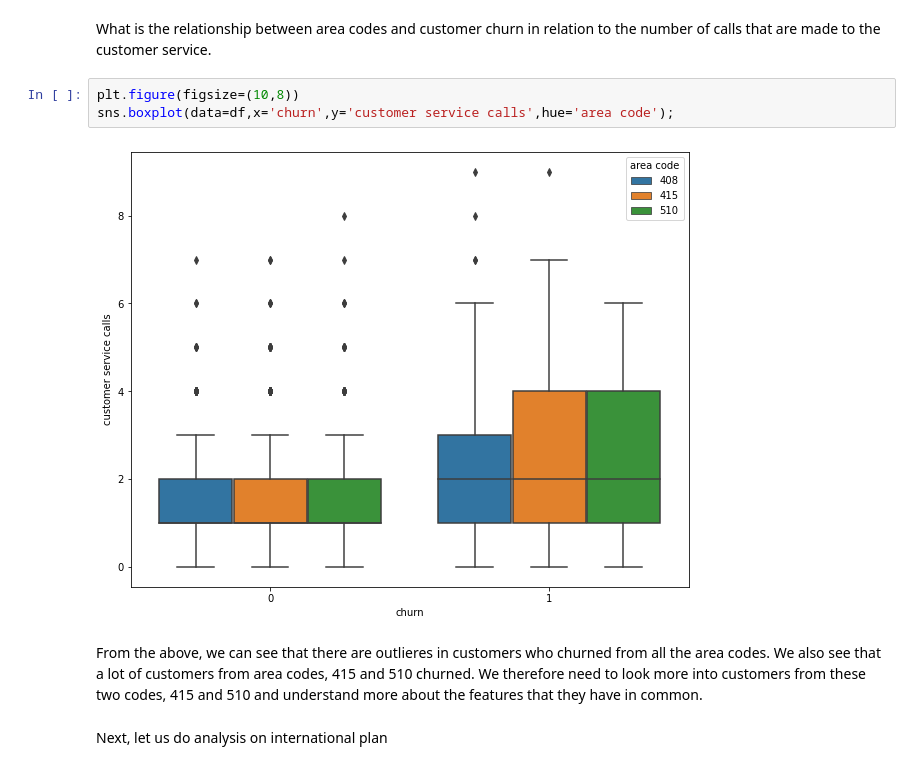
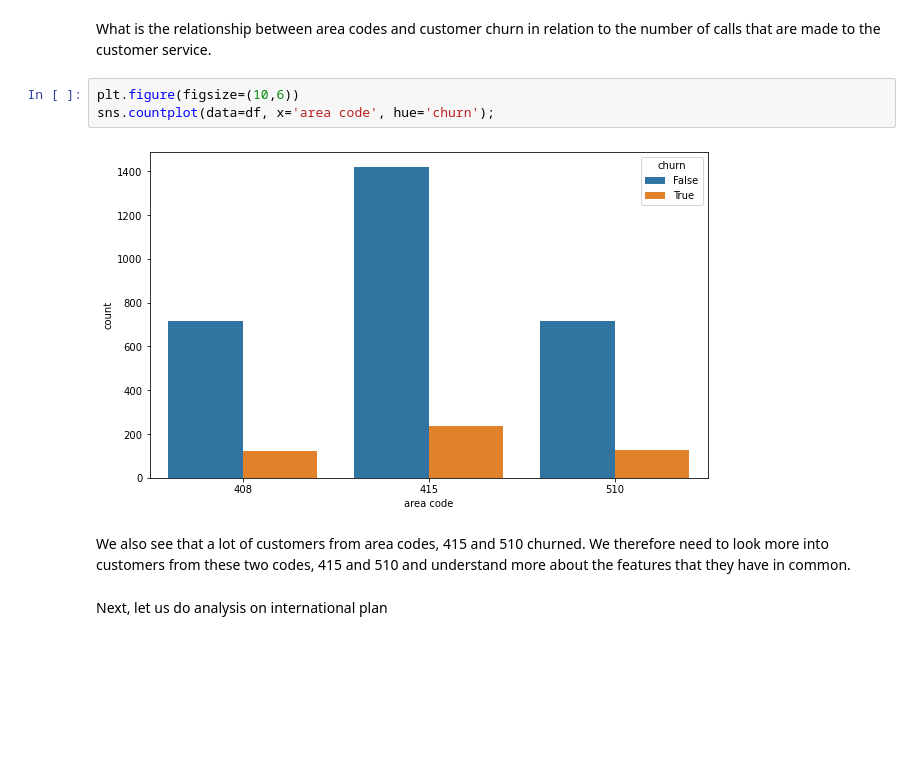
Before and after one commit to Amoskipkirui/Customer-churn-analysis, a Jupyter notebook: index.ipynb, the cells around one changed output. Saved outputs shown, nothing was run; the diff lists cells and outputs as text; blank space fills up the shorter version.

```diff
--- a/index.ipynb
+++ b/index.ipynb
@@ -207,12 +197,12 @@ From the above result, we can see that there are 1655 customers from area code 4
 # %% [markdown]
 What is the relationship between area codes and customer churn in relation to the number of calls that are made to the customer service.
 # %%
-plt.figure(figsize=(10,8))
-sns.boxplot(data=df,x='churn',y='customer service calls',hue='area code');
+plt.figure(figsize=(10,6))
+sns.countplot(data=df, x='area code', hue='churn');
 # %% [output]
-[figure, old version]
+[figure, new version]
 # %% [markdown]
-From the above, we can see that there are outlieres in customers who churned from all the area codes. We also see that a lot of customers from area codes, 415 and 510 churned. We therefore need to look more into customers from these two codes, 415 and 510 and understand more about the features that they have in common.
+ We also see that a lot of customers from area codes, 415 and 510 churned. We therefore need to look more into customers from these two codes, 415 and 510 and understand more about the features that they have in common.
 # %% [markdown]
 Next, let us do analysis on international plan
 # %%
```
Also changed, not shown: parts of 101 cells of this notebook.
